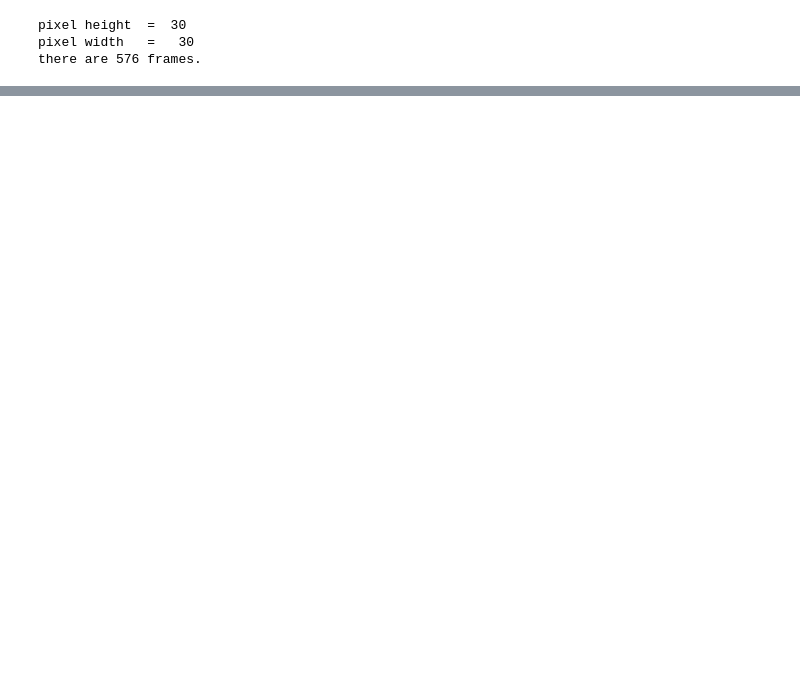
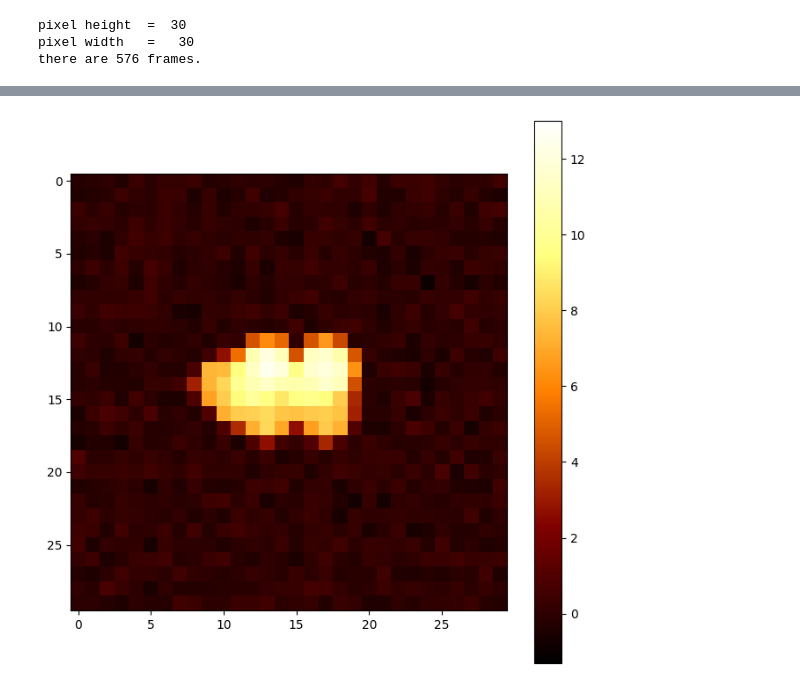
Before and after one commit to matsunagalab/ColabBTR, a Jupyter notebook: ColabBTR.ipynb, the cells around one changed output, grey strips where cells are left out. Cells and saved outputs as stored; diff of their text form; code cells hidden in the pictures; blank space fills up the shorter version.

```diff
--- a/ColabBTR.ipynb
+++ b/ColabBTR.ipynb
@@ -200,0 +155,84 @@ elif images_or_movie == 'movie':
+# %%
+#@title Visualize the data
+
+import ipywidgets as widgets
+import matplotlib.pyplot as plt
+from IPython.display import display, clear_output
+from matplotlib import animation
+from matplotlib.animation import FuncAnimation
+from IPython.display import HTML
+from matplotlib.animation import PillowWriter
+from tqdm.notebook import tqdm
+
+#@markdown - **Output frame range**
+first_frame = 0#@param {type:"raw"}
+nframe = images.shape[0]
+last_frame = nframe#@param {type:"raw"}
+#@markdown - **Colormap range**
+vmin = images.min().item()#@param {type:"raw"}
+vmax = images.max().item()#@param {type:"raw"}
+#@markdown - **Output image size**
+figsize = 8#@param {type:"raw"}
+#@markdown - **Movie settings**
+save_movie = False #@param {type:"boolean"}
+stride = 1#@param {type:"raw"}
+frame_per_second = 5#@param {type:"raw"}
+
+# Save parameter file
+custom_path = os.path.join('/content', jobname, f'afm_data')
+with open(f'{custom_path}/visualize_input_params.txt', 'w') as f:
+  f.write(f'first_frame: {first_frame}\n')
+  f.write(f'last_frame: {last_frame}\n')
+  f.write(f'vmin: {vmin}\n')
+  f.write(f'vmax: {vmax}\n')
+  f.write(f'figsize: {figsize}\n')
+  f.write(f'save_movie: {save_movie}\n')
+  f.write(f'stride: {stride}\n')
+  f.write(f'frame_per_second: {frame_per_second}\n')
+
+# Save gif
+if save_movie:
+    fig, ax = plt.subplots(figsize=(figsize, figsize))
+    images_sub = images[first_frame:last_frame, :, :].to('cpu').numpy()
+    def plot_image(i):
+        im = ax.imshow(images_sub[i, :, :],
+                        vmin=vmin, vmax=vmax, interpolation='none', origin='upper',
+                        cmap="afmhot", aspect="equal")
+        ax.set_title(f'Frame {first_frame+i+1}')
+    interval = 1 / frame_per_second * 1000
+    ani = animation.FuncAnimation(fig, plot_image, interval=interval, frames=tqdm(np.arange(0, len(images_sub), stride), position=0, leave=False))
+    writer = PillowWriter(fps=frame_per_second)
+    ani.save(f'{custom_path}/input.gif', writer=writer)
+    plt.close()
+
+# 初期のプロットを作成
+fig, ax = plt.subplots(figsize=(figsize, figsize))
+image = ax.imshow(images[first_frame, :, :].to('cpu').numpy(),
+                    vmin=vmin, vmax=vmax, interpolation='none', origin='upper',
+                    cmap="afmhot", aspect="equal")
+
+# show colorbar
+fig.colorbar(image, ax=ax)
+
+# スライダーの作成
+#slider = widgets.IntSlider(value=0, min=0, max=nframe, step=1, description='Slider:')
+# スライダーの作成（幅を調整）
+slider = widgets.IntSlider(value=0, min=first_frame, max=last_frame-1, step=1, description='Frame:',
+                        layout=widgets.Layout(width='80%'))
+
+# イベントハンドラーの定義
+def on_value_change(change):
+    # 画像データを更新
+    new_data = images[change['new'], :, :].to('cpu').numpy()
+    image.set_data(new_data)
+
+    # プロットをクリアして再描画
+    clear_output(wait=True)
+    display(slider)
+    display(fig)
+
+# スライダーにイベントハンドラーを関連付ける
+slider.observe(on_value_change, names='value')
+# スライダーとプロットを表示
+display(slider)
+# %% [output]
@@ -201,3 +240,4 @@ elif images_or_movie == 'movie':
+[figure, added]
 # %%
 #@title (Optional) Correct stage tilt by RANSAC
 
```
Also changed, not shown: parts of 14 cells of this notebook.
